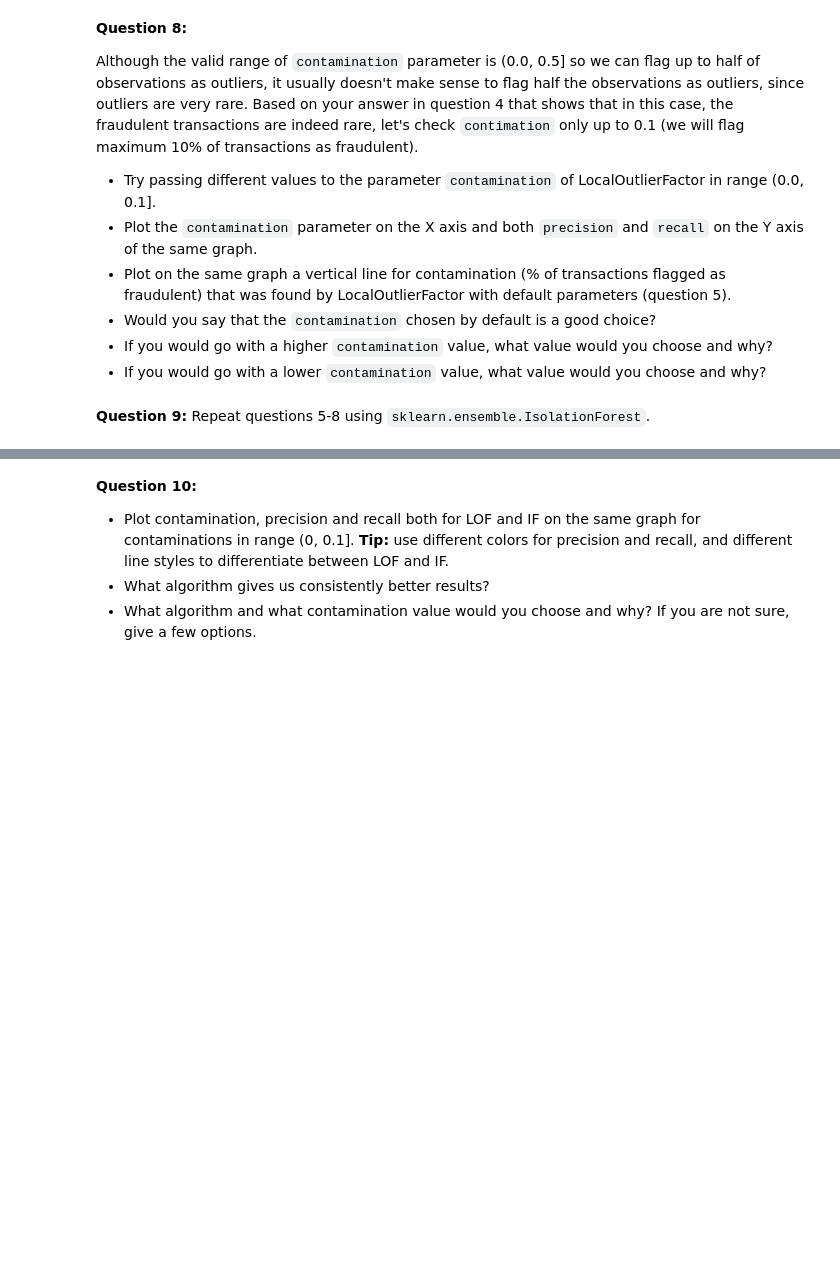
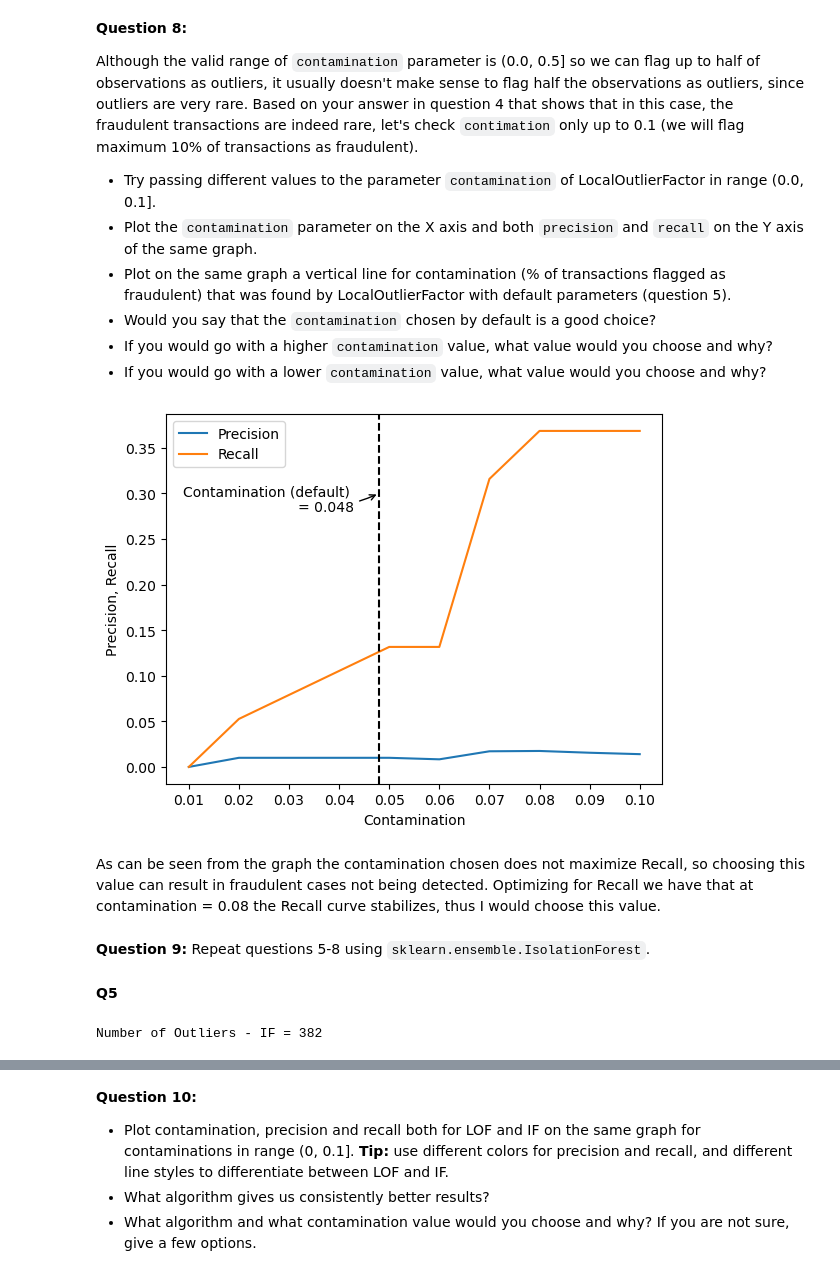
Before and after one commit to aiwan/Credit-Card-Fraud-Detection, a Jupyter notebook: Assignment/Anomaly Detection exercise.ipynb, the cells around one changed output, grey strips where cells are left out. Cells and saved outputs as stored; diff of their text form; code cells hidden in the pictures; blank space fills up the shorter version.

```diff
--- a/Assignment/Anomaly Detection exercise.ipynb
+++ b/Assignment/Anomaly Detection exercise.ipynb
@@ -69,2 +308,43 @@ Although the valid range of `contamination` parameter is (0.0, 0.5] so we can fl
+# %%
+contamination_list = np.arange(0.01, 0.11, 0.01)
+recall_list_lof = []
+precision_list_lof = []
+
+for contamination in contamination_list:
+    lof = LocalOutlierFactor(contamination=contamination)
+    y_pred = lof.fit_predict(scaled_X)
+
+    # Transform y_pred so it matches y_true
+    y_pred[y_pred ==  1] = 0
+    y_pred[y_pred == -1] = 1
+
+    precision_list_lof.append(precision_score(y_true, y_pred))
+    recall_list_lof.append(recall_score(y_true, y_pred))
+# %%
+# PLots
+fig, ax = plt.subplots()
+ax.plot(contamination_list, precision_list_lof, label='Precision')
+ax.plot(contamination_list, recall_list_lof, label='Recall')
+ax.axvline(outliers_ratio, color='k', linestyle='--')
+
+# Details
+ax.legend()
+plt.xticks(contamination_list)
+ax.set_xlabel('Contamination')
+ax.set_ylabel('Precision, Recall')
+
+# Text
+# FancyArrowPatch
+plt.annotate(f'Contamination (default) \n= {outliers_ratio}',
+             xy=(outliers_ratio, 0.3),
+             xytext=(outliers_ratio-0.005, 0.28),
+             arrowprops={'arrowstyle':'->', 'connectionstyle':'arc3,rad=0.2'},
+             horizontalalignment='right')
+
+plt.show()
+# %% [output]
+[figure, added]
+# %% [markdown]
+As can be seen from the graph the contamination chosen does not maximize Recall, so choosing this value can result in fraudulent cases not being detected. Optimizing for Recall we have that at contamination = 0.08 the Recall curve stabilizes, thus I would choose this value.
 # %% [markdown]
 **Question 9:** Repeat questions 5-8 using `sklearn.ensemble.IsolationForest`.
@@ -72,0 +351,2 @@ Although the valid range of `contamination` parameter is (0.0, 0.5] so we can fl
+# %% [markdown]
+**Q5**
@@ -72,0 +358,5 @@ Although the valid range of `contamination` parameter is (0.0, 0.5] so we can fl
+# %%
+outliers_if = (outlier_scores_if == -1)
+print(f'Number of Outliers - IF = {outliers_if.sum()}')
+# %% [output]
+Number of Outliers - IF = 382
```
Also changed, not shown: parts of 70 cells of this notebook.
